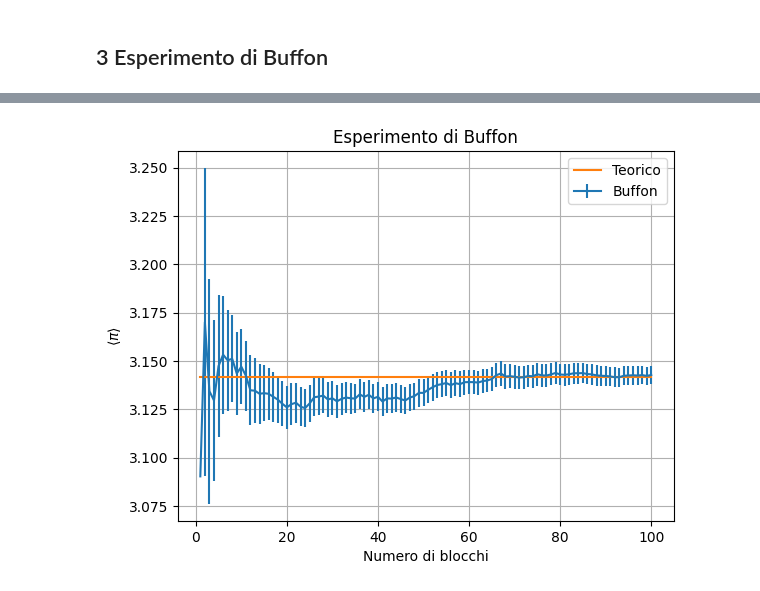
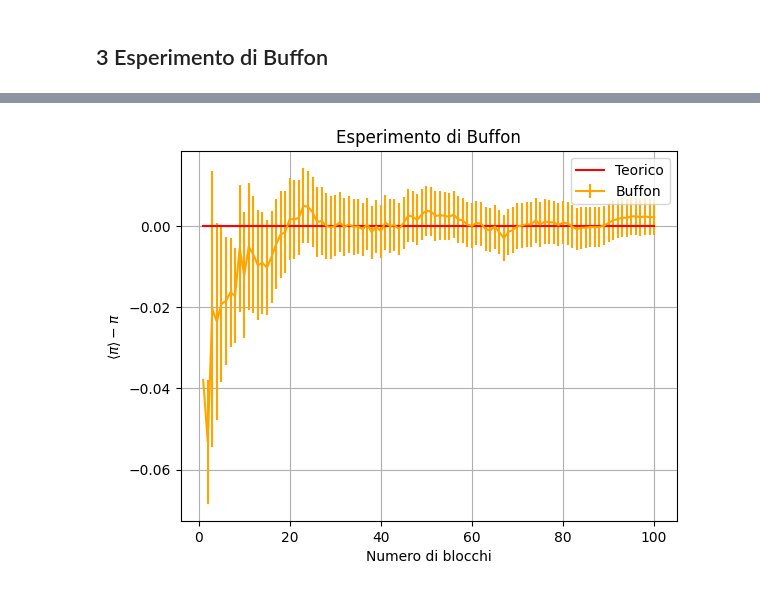
Before and after one commit to sergio-egm/lsn_delivery_exercises, a Jupyter notebook: es1/LSN_Exercises_01.ipynb, the cells around one changed output, grey strips where cells are left out. Cells and saved outputs as stored; diff of their text form; code cells hidden in the pictures.

```diff
--- a/es1/LSN_Exercises_01.ipynb
+++ b/es1/LSN_Exercises_01.ipynb
@@ -328,19 +424,19 @@ Si nota che questa distribuzione converge a se stessa, perciò permettendoci di
 # %%
 #Carica dati generati
 buffon=np.loadtxt("buffon.dat")
 #Dati attesi
-y=np.ones(np.shape(buffon)[0],dtype=float)*np.pi
+y=np.zeros(np.shape(buffon)[0],dtype=float)
 
 #Creo grafico con errore
-plt.errorbar(buffon[:,0],buffon[:,1],yerr=buffon[:,2],label="Buffon")
-plt.plot(buffon[:,0],y,label="Teorico")
+plt.errorbar(buffon[:,0],buffon[:,1]-np.pi,yerr=buffon[:,2],label="Buffon",color="orange")
+plt.plot(buffon[:,0],y,label="Teorico",color="red")
 #Parte estetica
 plt.xlabel(r"Numero di blocchi")
-plt.ylabel(r"$\langle\pi\rangle$")
+plt.ylabel(r"$\langle\pi\rangle-\pi$")
 plt.title(f"Esperimento di Buffon")
 plt.legend()
 plt.grid(True)
 
 plt.show()
 # %% [output]
-[figure, old version]
+[figure, new version]
```
Also changed, not shown: parts of 30 cells of this notebook, 35 other files.
